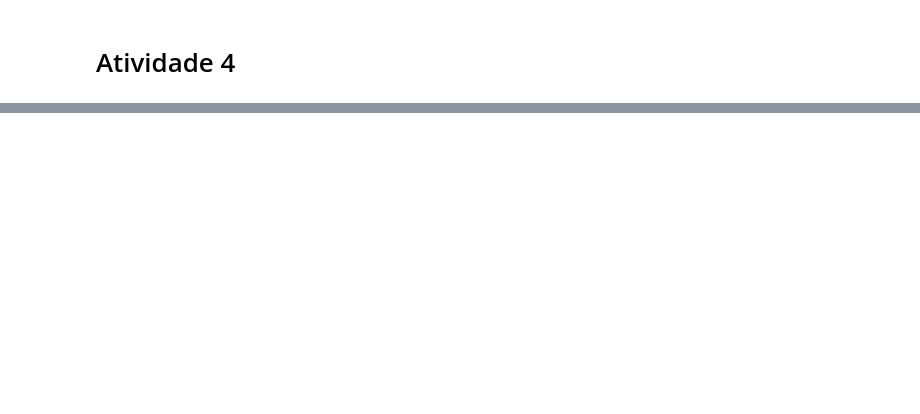
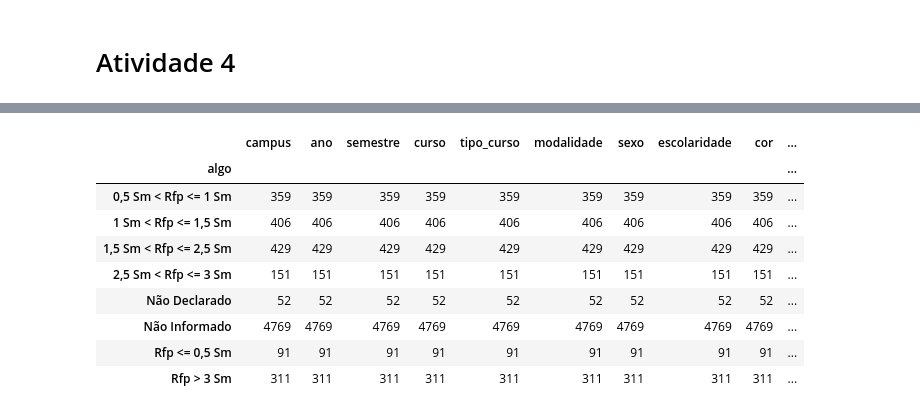
Before and after one commit to znehAC/mineracao_dados, a Jupyter notebook: main3.ipynb, the cells around one changed output, grey strips where cells are left out. Cells and saved outputs as stored; diff of their text form; code cells hidden in the pictures; blank space fills up the shorter version.

```diff
--- a/main3.ipynb
+++ b/main3.ipynb
@@ -468,0 +489,13 @@ A idade dos alunos influencia na taxa de evasão?
+# %%
+questao_1
+# %% [output]
+|  | campus | ano | semestre | curso | tipo_curso | modalidade | sexo | escolaridade | cor | ... |
+| algo |  |  |  |  |  |  |  |  |  | ... |
+| 0,5 Sm < Rfp <= 1 Sm | 359 | 359 | 359 | 359 | 359 | 359 | 359 | 359 | 359 | ... |
+| 1 Sm < Rfp <= 1,5 Sm | 406 | 406 | 406 | 406 | 406 | 406 | 406 | 406 | 406 | ... |
+| 1,5 Sm < Rfp <= 2,5 Sm | 429 | 429 | 429 | 429 | 429 | 429 | 429 | 429 | 429 | ... |
+| 2,5 Sm < Rfp <= 3 Sm | 151 | 151 | 151 | 151 | 151 | 151 | 151 | 151 | 151 | ... |
+| Não Declarado | 52 | 52 | 52 | 52 | 52 | 52 | 52 | 52 | 52 | ... |
+| Não Informado | 4769 | 4769 | 4769 | 4769 | 4769 | 4769 | 4769 | 4769 | 4769 | ... |
+| Rfp <= 0,5 Sm | 91 | 91 | 91 | 91 | 91 | 91 | 91 | 91 | 91 | ... |
+| Rfp > 3 Sm | 311 | 311 | 311 | 311 | 311 | 311 | 311 | 311 | 311 | ... |
```
Also changed, not shown: parts of 8 cells of this notebook.
